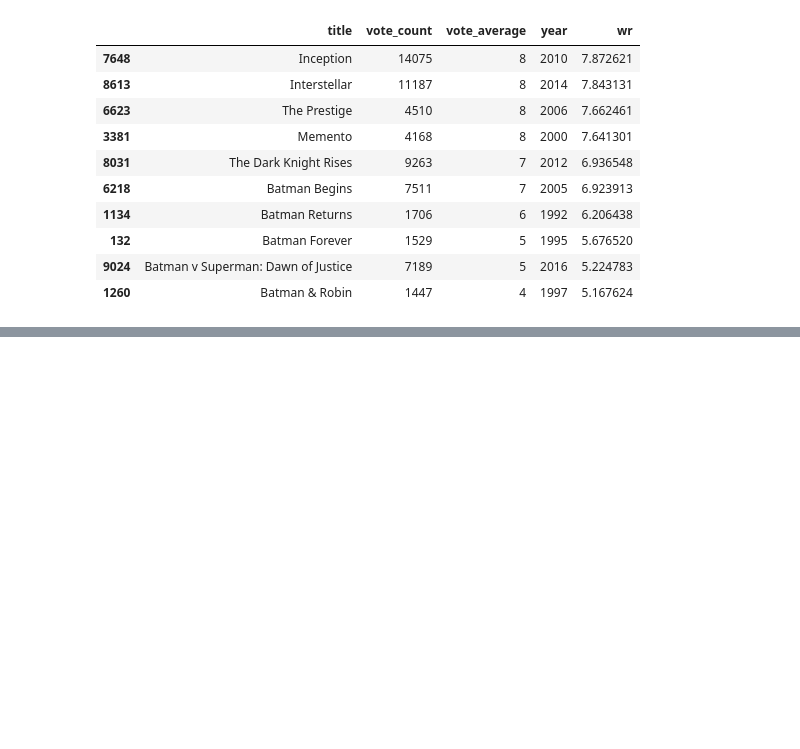
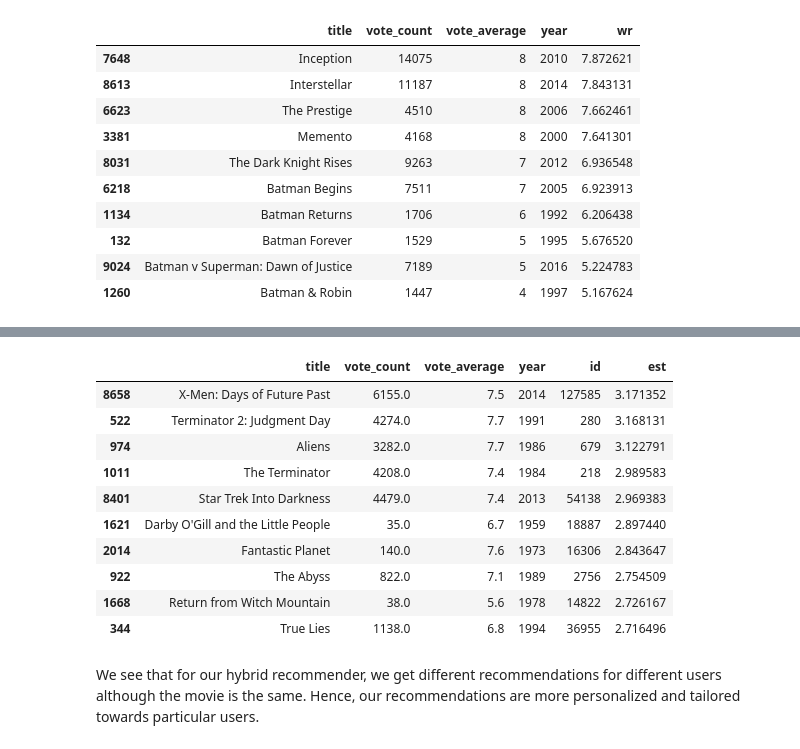
Before and after one commit to mehuljhaver4/Recommender-System, a Jupyter notebook: Recommender-System.ipynb, the cells around one changed output, grey strips where cells are left out. Drawn from its saved outputs; the diff is of its cells as text; code cells hidden in the pictures; blank space fills up the shorter version.

Commit message:
Collaborative and Hybrid Engine

```diff
--- a/Recommender-System.ipynb
+++ b/Recommender-System.ipynb
@@ -380,0 +393,3 @@ improved_recommendations('The Dark Knight')
+# %%
+svd = SVD()
+cross_validate(svd, data, measures=['RMSE','MAE'], cv=5)
@@ -380,0 +409,3 @@ improved_recommendations('The Dark Knight')
+# %%
+trainset = data.build_full_trainset()
+svd.fit(trainset)
@@ -380,0 +436,44 @@ improved_recommendations('The Dark Knight')
+# %%
+def convert_int(x):
+    try:
+        return int(x)
+    except:
+        return np.nan
+# %%
+id_map = pd.read_csv('Data/links_small.csv')[['movieId', 'tmdbId']]
+id_map['tmdbId'] = id_map['tmdbId'].apply(convert_int)
+id_map.columns = ['movieId', 'id']
+id_map = id_map.merge(sub_meta[['title', 'id']], on='id').set_index('title')
+
+indices_map = id_map.set_index('id')
+
+def hybrid(userId, title):
+    idx = indices[title]
+    tmdbId = id_map.loc[title]['id']
+    movie_id = id_map.loc[title]['movieId']
+
+    sim_scores = list(enumerate(cosine_sim[int(idx)]))
+    sim_scores = sorted(sim_scores, key=lambda x: x[1], reverse=True)
+    sim_scores = sim_scores[1:26]
+    movie_indices = [i[0] for i in sim_scores]
+
+    movies = sub_meta.iloc[movie_indices][['title', 'vote_count', 'vote_average', 'year', 'id']]
+    movies['est'] = movies['id'].apply(lambda x: svd.predict(userId, indices_map.loc[x]['movieId']).est)
+    movies = movies.sort_values('est', ascending=False)
+    return movies.head(10)
+# %%
+hybrid(1, 'Avatar')
+# %% [output]
+|  | title | vote_count | vote_average | year | id | est |
+| 8658 | X-Men: Days of Future Past | 6155.0 | 7.5 | 2014 | 127585 | 3.171352 |
+| 522 | Terminator 2: Judgment Day | 4274.0 | 7.7 | 1991 | 280 | 3.168131 |
+| 974 | Aliens | 3282.0 | 7.7 | 1986 | 679 | 3.122791 |
+| 1011 | The Terminator | 4208.0 | 7.4 | 1984 | 218 | 2.989583 |
+| 8401 | Star Trek Into Darkness | 4479.0 | 7.4 | 2013 | 54138 | 2.969383 |
+| 1621 | Darby O'Gill and the Little People | 35.0 | 6.7 | 1959 | 18887 | 2.897440 |
+| 2014 | Fantastic Planet | 140.0 | 7.6 | 1973 | 16306 | 2.843647 |
+| 922 | The Abyss | 822.0 | 7.1 | 1989 | 2756 | 2.754509 |
+| 1668 | Return from Witch Mountain | 38.0 | 5.6 | 1978 | 14822 | 2.726167 |
+| 344 | True Lies | 1138.0 | 6.8 | 1994 | 36955 | 2.716496 |
+# %% [markdown]
+We see that for our hybrid recommender, we get different recommendations for different users although the movie is the same. Hence, our recommendations are more personalized and tailored towards particular users.
```
Also changed, not shown: parts of 9 cells of this notebook.
